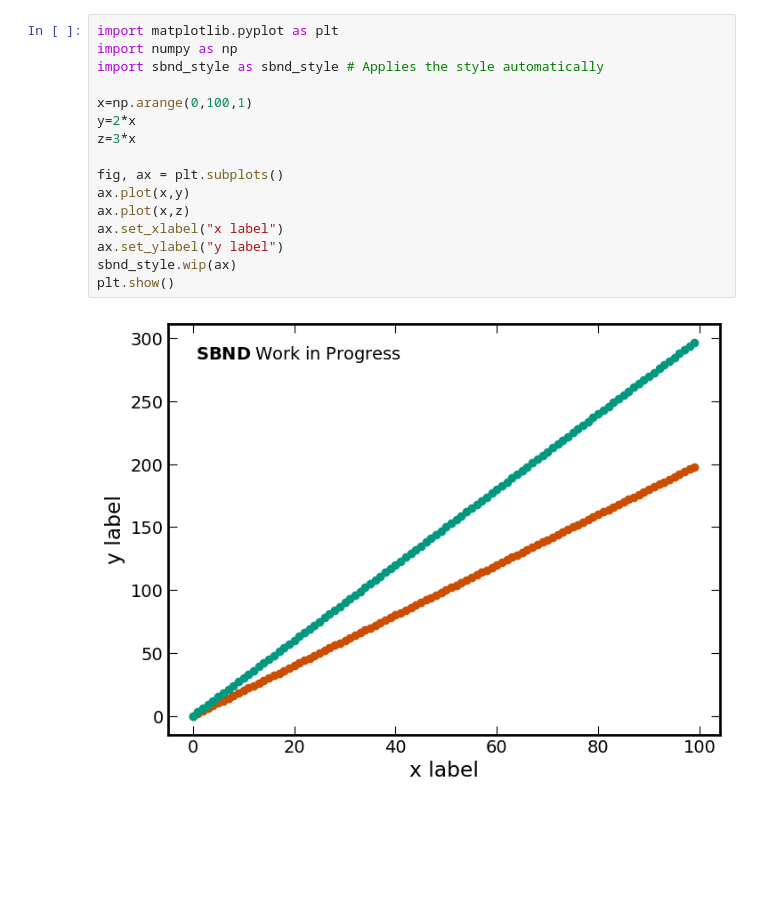
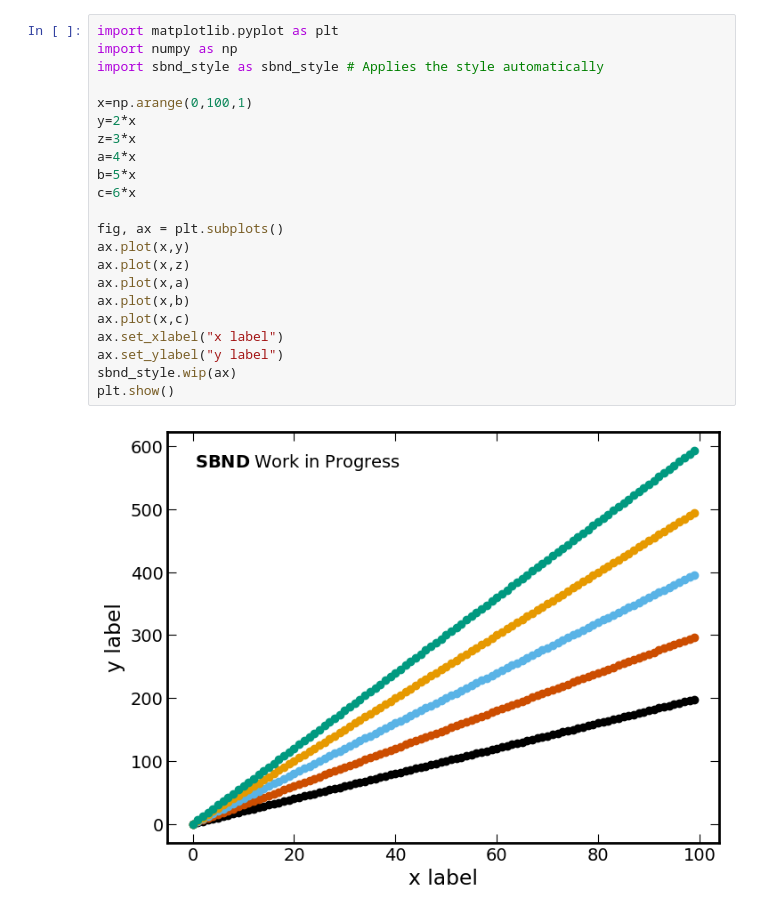
Before and after one commit to seokjuchung/sbnd_plot_python, a Jupyter notebook: test.ipynb, the cells around one changed output. Cells and saved outputs as stored; diff of their text form; blank space fills up the shorter version.

```diff
--- a/test.ipynb
+++ b/test.ipynb
@@ -1,18 +1,24 @@
 # %%
 import matplotlib.pyplot as plt
 import numpy as np
 import sbnd_style as sbnd_style # Applies the style automatically
 
 x=np.arange(0,100,1)
 y=2*x
 z=3*x
+a=4*x
+b=5*x
+c=6*x
 
 fig, ax = plt.subplots()
 ax.plot(x,y)
 ax.plot(x,z)
+ax.plot(x,a)
+ax.plot(x,b)
+ax.plot(x,c)
 ax.set_xlabel("x label")
 ax.set_ylabel("y label")
 sbnd_style.wip(ax)
 plt.show()
 # %% [output]
-[figure, old version]
+[figure, new version]
```
Also changed, not shown: parts of 1 cell of this notebook, 1 other file.
